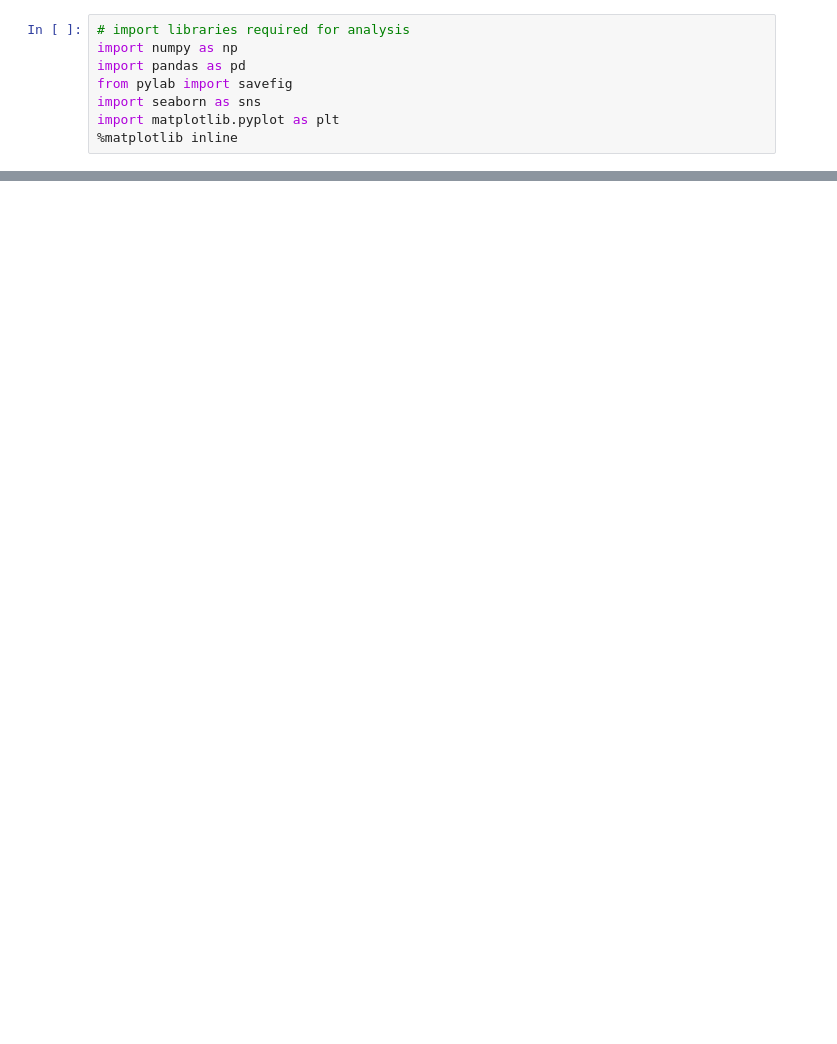
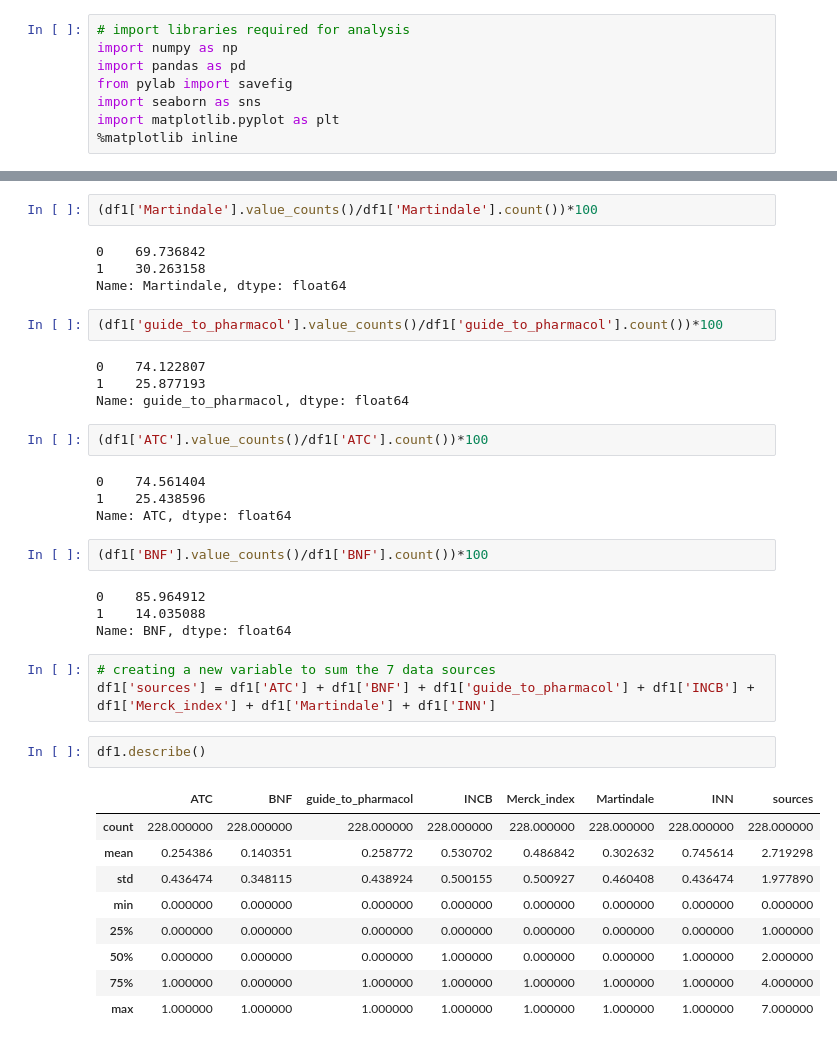
Before and after one commit to georgiarichards/CatalogueofOpioids, a Jupyter notebook: OxCatOps.ipynb, the cells around one changed output, grey strips where cells are left out. Cells and saved outputs as stored; diff of their text form; blank space fills up the shorter version.

```diff
--- a/OxCatOps.ipynb
+++ b/OxCatOps.ipynb
@@ -26,0 +59,39 @@ df1.head()
+# %%
+(df1['Martindale'].value_counts()/df1['Martindale'].count())*100
+# %% [output]
+0    69.736842
+1    30.263158
+Name: Martindale, dtype: float64
+# %%
+(df1['guide_to_pharmacol'].value_counts()/df1['guide_to_pharmacol'].count())*100
+# %% [output]
+0    74.122807
+1    25.877193
+Name: guide_to_pharmacol, dtype: float64
+# %%
+(df1['ATC'].value_counts()/df1['ATC'].count())*100
+# %% [output]
+0    74.561404
+1    25.438596
+Name: ATC, dtype: float64
+# %%
+(df1['BNF'].value_counts()/df1['BNF'].count())*100
+# %% [output]
+0    85.964912
+1    14.035088
+Name: BNF, dtype: float64
+# %%
+# creating a new variable to sum the 7 data sources
+df1['sources'] = df1['ATC'] + df1['BNF'] + df1['guide_to_pharmacol'] + df1['INCB'] + df1['Merck_index'] + df1['Martindale'] + df1['INN']
+# %%
+df1.describe()
+# %% [output]
+|  | ATC | BNF | guide_to_pharmacol | INCB | Merck_index | Martindale | INN | sources |
+| count | 228.000000 | 228.000000 | 228.000000 | 228.000000 | 228.000000 | 228.000000 | 228.000000 | 228.000000 |
+| mean | 0.254386 | 0.140351 | 0.258772 | 0.530702 | 0.486842 | 0.302632 | 0.745614 | 2.719298 |
+| std | 0.436474 | 0.348115 | 0.438924 | 0.500155 | 0.500927 | 0.460408 | 0.436474 | 1.977890 |
+| min | 0.000000 | 0.000000 | 0.000000 | 0.000000 | 0.000000 | 0.000000 | 0.000000 | 0.000000 |
+| 25% | 0.000000 | 0.000000 | 0.000000 | 0.000000 | 0.000000 | 0.000000 | 0.000000 | 1.000000 |
+| 50% | 0.000000 | 0.000000 | 0.000000 | 1.000000 | 0.000000 | 0.000000 | 1.000000 | 2.000000 |
+| 75% | 1.000000 | 0.000000 | 1.000000 | 1.000000 | 1.000000 | 1.000000 | 1.000000 | 4.000000 |
+| max | 1.000000 | 1.000000 | 1.000000 | 1.000000 | 1.000000 | 1.000000 | 1.000000 | 7.000000 |
```
Also changed, not shown: parts of 44 cells of this notebook, 10 other files.
